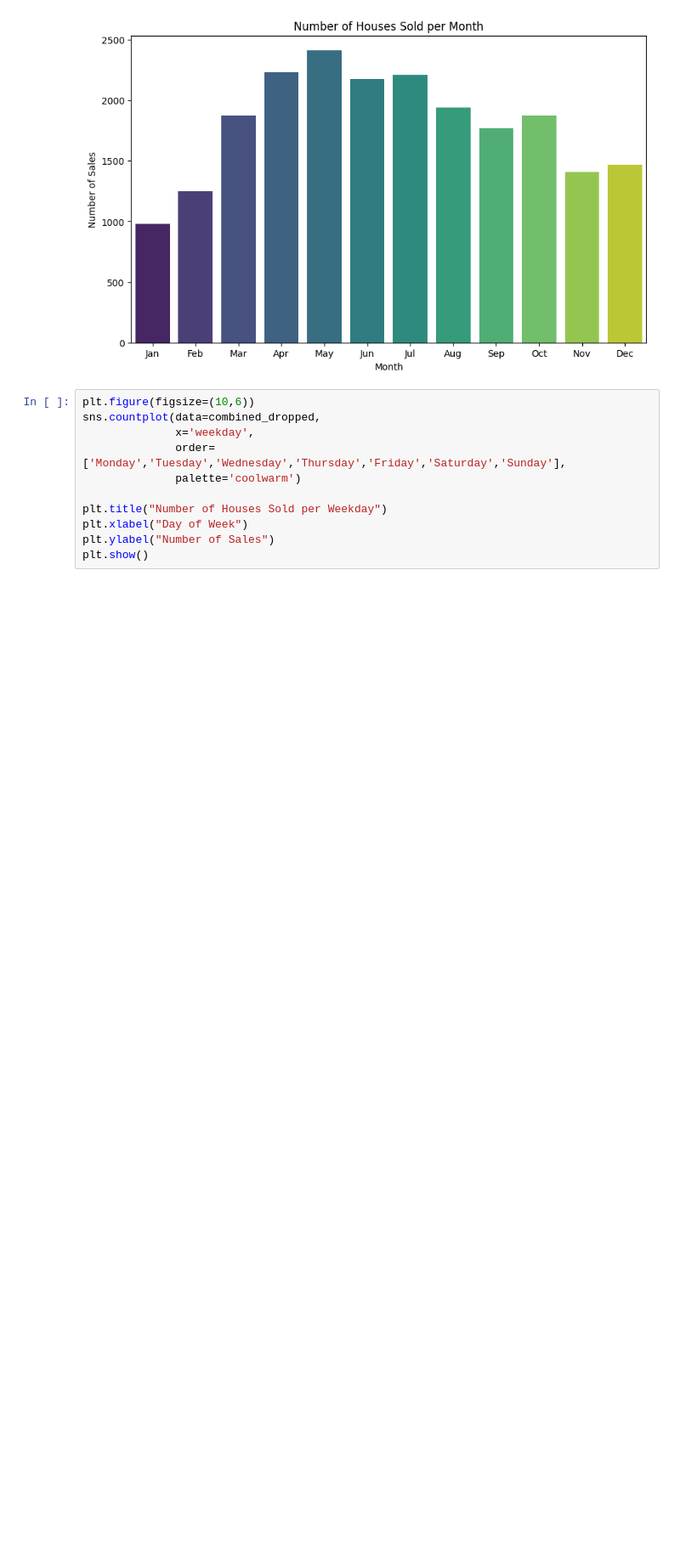
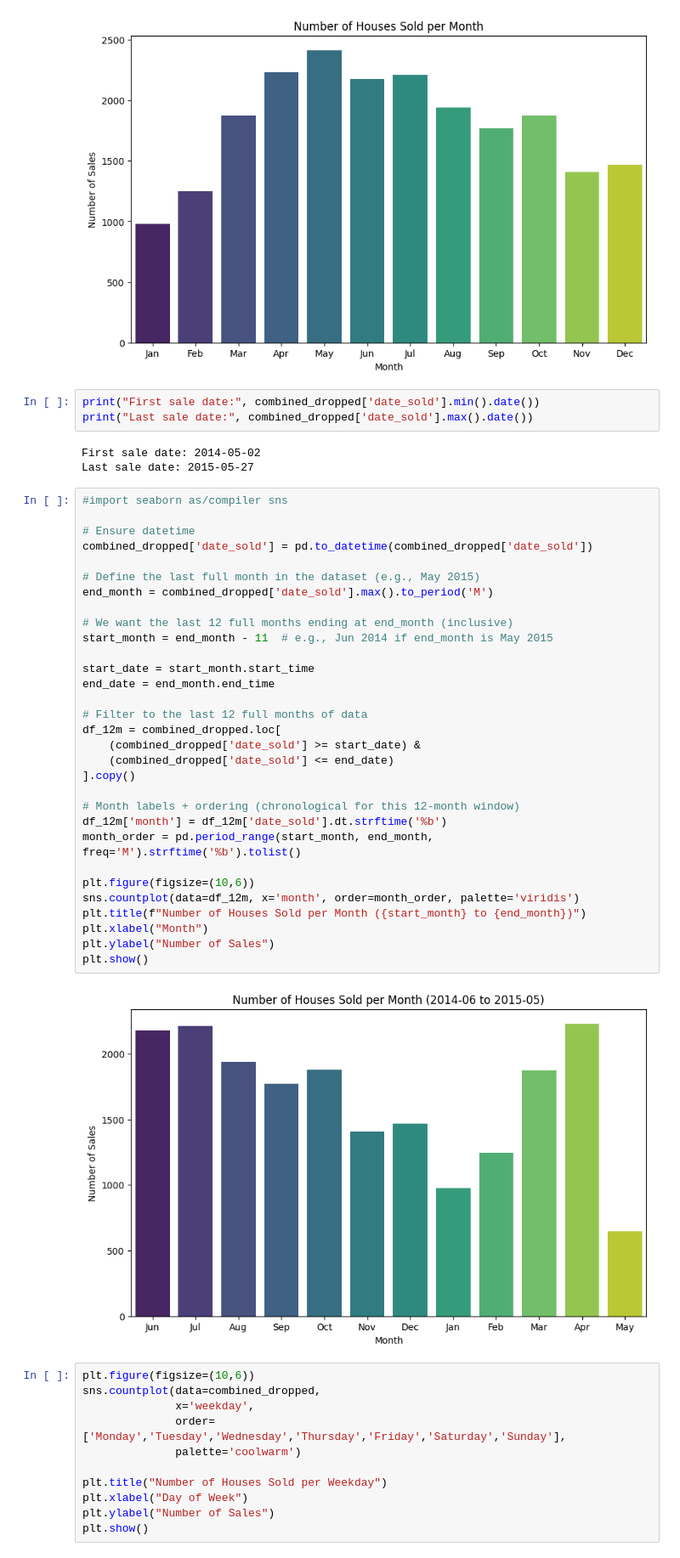
Before and after one commit to hallothere/ds-eda-project, a Jupyter notebook: eda_project_king_county_house.ipynb, the cells around one changed output. Shown at 85% size. Cells and saved outputs as stored; diff of their text form; blank space fills up the shorter version.

```diff
--- a/eda_project_king_county_house.ipynb
+++ b/eda_project_king_county_house.ipynb
@@ -391,6 +391,45 @@ plt.ylabel("Number of Sales")
 plt.show()
 # %% [output]
 [figure]
+# %%
+print("First sale date:", combined_dropped['date_sold'].min().date())
+print("Last sale date:", combined_dropped['date_sold'].max().date())
+# %% [output]
+First sale date: 2014-05-02
+Last sale date: 2015-05-27
+# %%
+#import seaborn as/compiler sns
+
+# Ensure datetime
+combined_dropped['date_sold'] = pd.to_datetime(combined_dropped['date_sold'])
+
+# Define the last full month in the dataset (e.g., May 2015)
+end_month = combined_dropped['date_sold'].max().to_period('M')
+
+# We want the last 12 full months ending at end_month (inclusive)
+start_month = end_month - 11  # e.g., Jun 2014 if end_month is May 2015
+
+start_date = start_month.start_time
+end_date = end_month.end_time
+
+# Filter to the last 12 full months of data
+df_12m = combined_dropped.loc[
+    (combined_dropped['date_sold'] >= start_date) &
+    (combined_dropped['date_sold'] <= end_date)
+].copy()
+
+# Month labels + ordering (chronological for this 12-month window)
+df_12m['month'] = df_12m['date_sold'].dt.strftime('%b')
+month_order = pd.period_range(start_month, end_month, freq='M').strftime('%b').tolist()
+
+plt.figure(figsize=(10,6))
+sns.countplot(data=df_12m, x='month', order=month_order, palette='viridis')
+plt.title(f"Number of Houses Sold per Month ({start_month} to {end_month})")
+plt.xlabel("Month")
+plt.ylabel("Number of Sales")
+plt.show()
+# %% [output]
+[figure, added]
 # %%
 plt.figure(figsize=(10,6))
 sns.countplot(data=combined_dropped,
```
Also changed, not shown: parts of 7 cells of this notebook, 1 other file.
